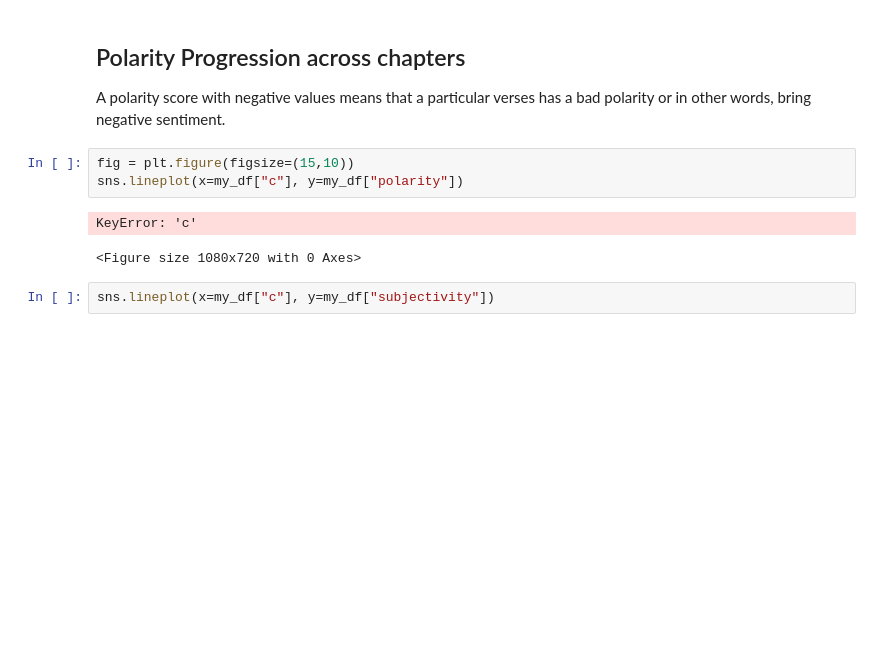
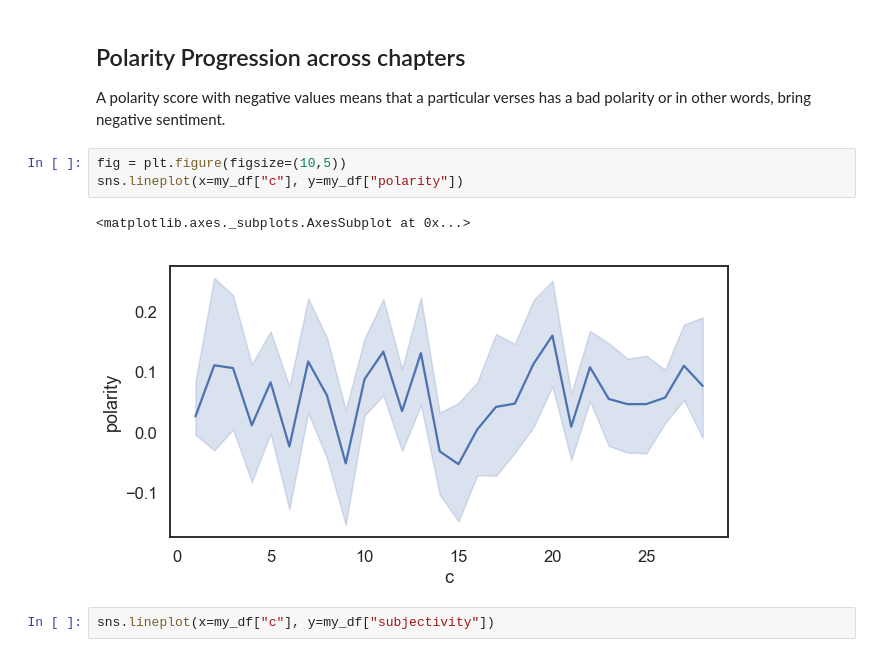
Before and after one commit to georgeblu1/Data-Projects, a Jupyter notebook: Bible.ipynb, the cells around one changed output. Saved outputs shown, nothing was run; the diff lists cells and outputs as text; blank space fills up the shorter version.

```diff
--- a/Bible.ipynb
+++ b/Bible.ipynb
@@ -367,11 +367,11 @@ sns.jointplot(x='c', y = 'subjectivity', data = my_df)
 
 A polarity score with negative values means that a particular verses has a bad polarity or in other words, bring negative sentiment.
 # %%
-fig = plt.figure(figsize=(15,10))
+fig = plt.figure(figsize=(10,5))
 sns.lineplot(x=my_df["c"], y=my_df["polarity"])
 # %% [output]
-KeyError: 'c'
+<matplotlib.axes._subplots.AxesSubplot at 0x...>
-<Figure size 1080x720 with 0 Axes>
+[figure, added]
 # %%
 sns.lineplot(x=my_df["c"], y=my_df["subjectivity"])
 # %% [output]
```
